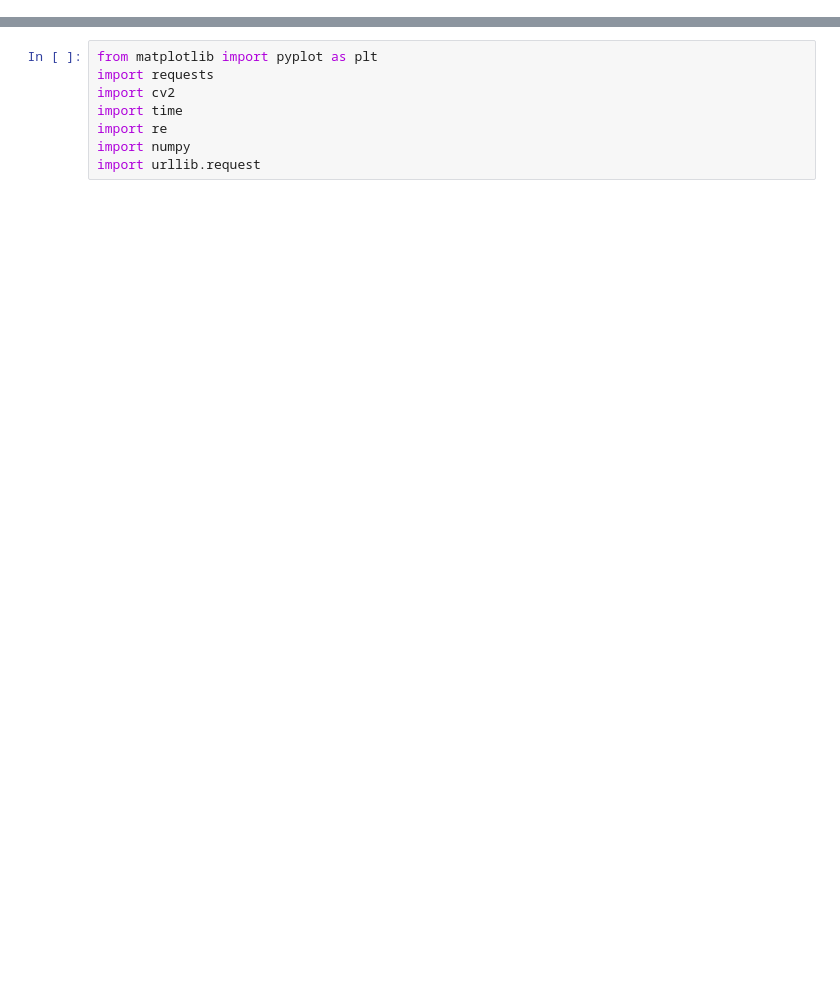
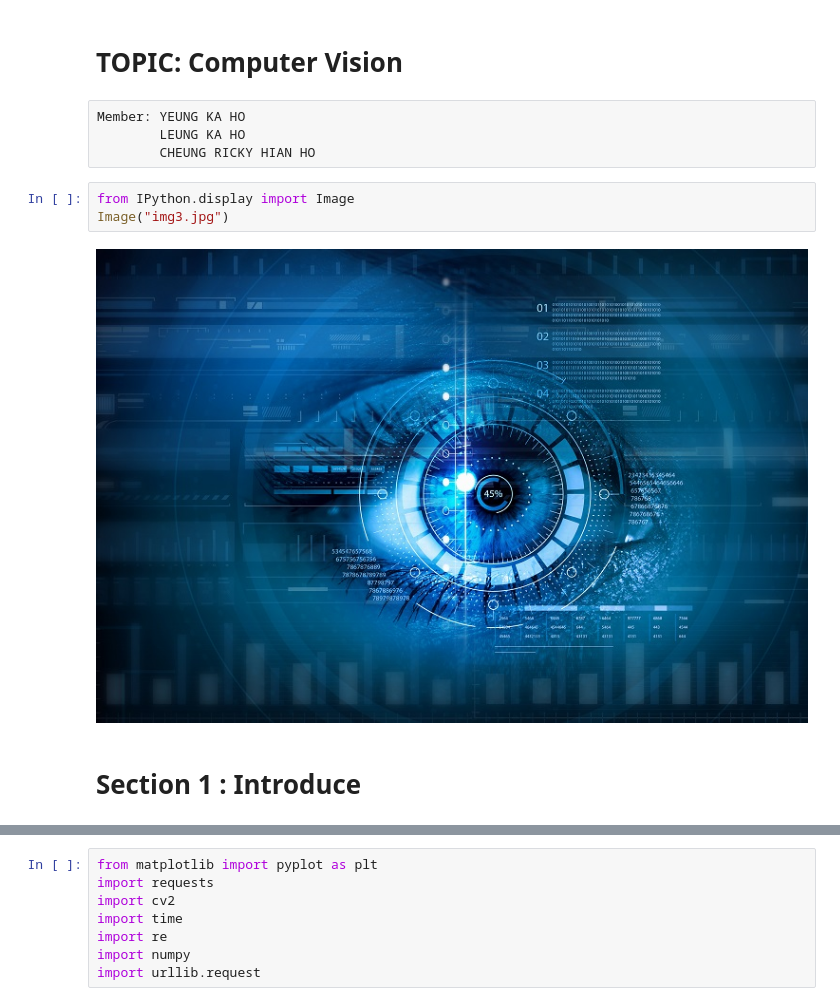
Before and after one commit to kahoyeung/ASG5, a Jupyter notebook: ASG5.ipynb, the cells around one changed output, grey strips where cells are left out. Drawn from its saved outputs; the diff is of its cells as text; blank space fills up the shorter version.

```diff
--- a/ASG5.ipynb
+++ b/ASG5.ipynb
@@ -0,0 +4,13 @@
+# %% [markdown]
+# TOPIC: Computer Vision
+# %% [raw]
+Member: YEUNG KA HO
+        LEUNG KA HO
+        CHEUNG RICKY HIAN HO
+# %%
+from IPython.display import Image
+Image("img3.jpg")
+# %% [output]
+[figure, added]
+# %% [markdown]
+# Section 1 : Introduce
```
Also changed, not shown: parts of 10 cells of this notebook, 5 other files.
